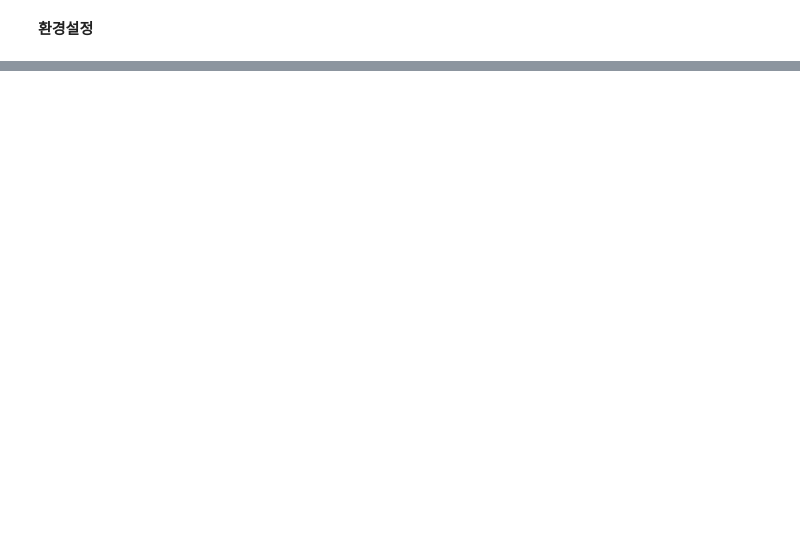
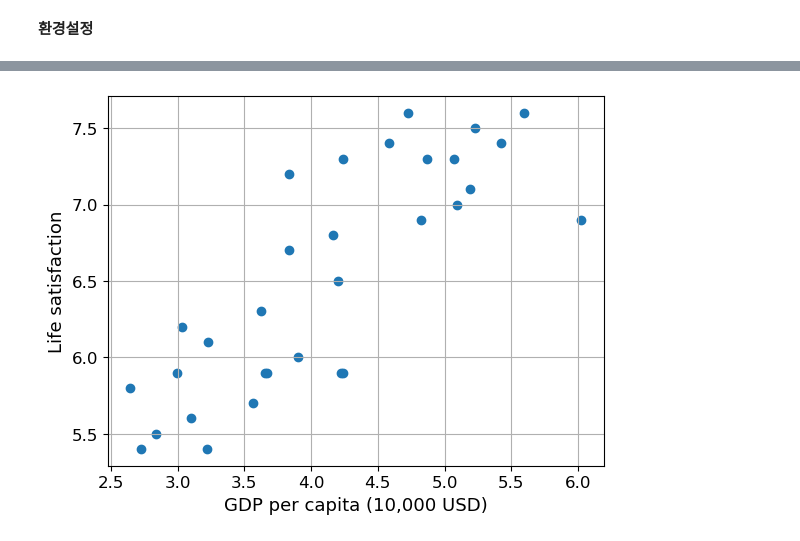
Before and after one commit to codingalzi/code-workout-ml, a Jupyter notebook: p3_lab_gradient_descent.ipynb, the cells around one changed output, grey strips where cells are left out. Saved outputs shown, nothing was run; the diff lists cells and outputs as text; code cells hidden in the pictures; blank space fills up the shorter version.

```diff
--- a/p3_lab_gradient_descent.ipynb
+++ b/p3_lab_gradient_descent.ipynb
@@ -536,0 +42,19 @@ print(
+# %%
+data_root = "https://github.com/codingalzi/code-workout-ml/raw/master/notebooks/datasets/"
+
+lifesat_full = pd.read_csv(data_root + "lifesat/lifesat_full.csv")
+
+lifesat_full.set_index("Country", inplace=True)
+
+gdppc_col = "GDP per capita (USD)"
+lifesat_col = "Life satisfaction"
+
+min_gdp = 23_500
+max_gdp = 62_500
+
+lifesat = lifesat_full[
+    (lifesat_full[gdppc_col] >= min_gdp)
+    & (lifesat_full[gdppc_col] <= max_gdp)
+]
+
+print("선택된 국가 수:", len(lifesat))
@@ -536,0 +69,12 @@ print(
+# %%
+x = (lifesat[gdppc_col] / 10_000).to_numpy()
+y = lifesat[lifesat_col].to_numpy()
+
+plt.scatter(x, y)
+
+plt.xlabel("GDP per capita (10,000 USD)")
+plt.ylabel("Life satisfaction")
+plt.grid()
+plt.show()
+# %% [output]
+[figure, added]
```
Also changed, not shown: parts of 82 cells of this notebook, 2 other files.
